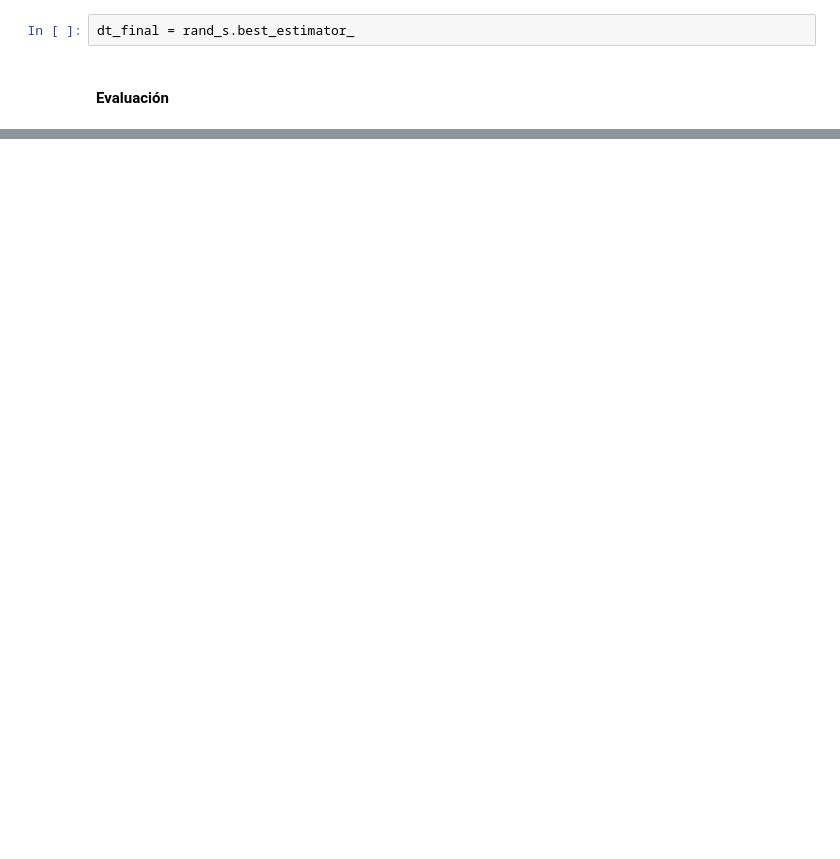
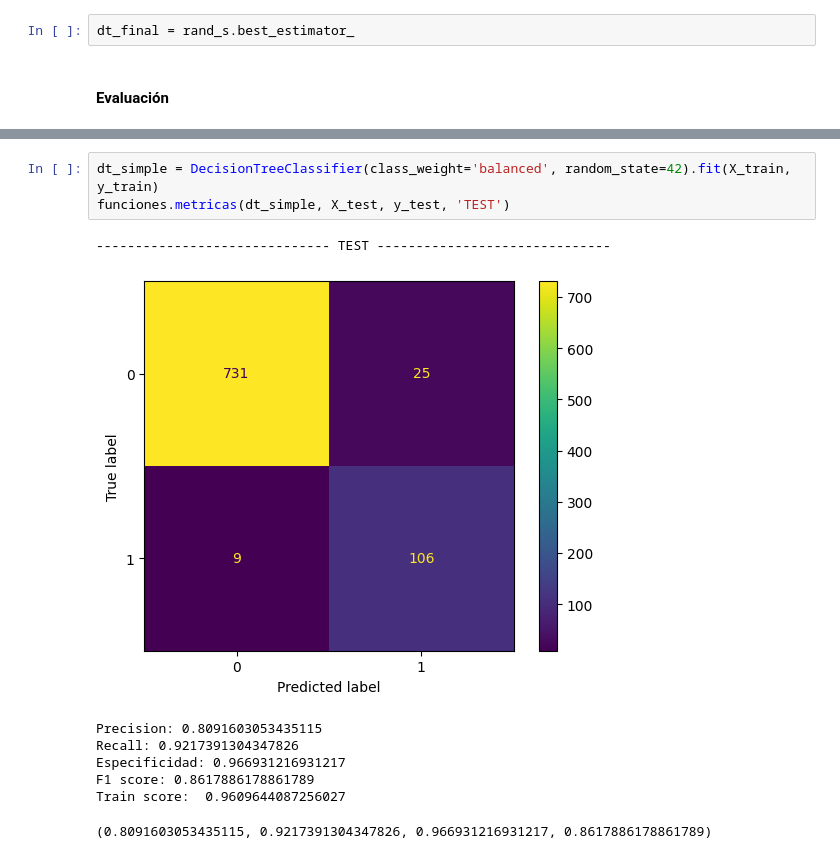
Before and after one commit to AlexanderBedoyaC/prediccion_abandono_empleo, a Jupyter notebook: h. Afinamiento de Hiperparámetros.ipynb, the cells around one changed output, grey strips where cells are left out. Drawn from its saved outputs; the diff is of its cells as text; blank space fills up the shorter version.

```diff
--- a/h. Afinamiento de Hiperparámetros.ipynb
+++ b/h. Afinamiento de Hiperparámetros.ipynb
@@ -91,0 +96,12 @@ Train score:  0.8335246842709529
+# %%
+dt_simple = DecisionTreeClassifier(class_weight='balanced', random_state=42).fit(X_train, y_train)
+funciones.metricas(dt_simple, X_test, y_test, 'TEST')
+# %% [output]
+------------------------------ TEST ------------------------------
+[figure, added]
+Precision: 0.8091603053435115
+Recall: 0.9217391304347826
+Especificidad: 0.966931216931217
+F1 score: 0.8617886178861789
+Train score:  0.9609644087256027
+(0.8091603053435115, 0.9217391304347826, 0.966931216931217, 0.8617886178861789)
```
Also changed, not shown: parts of 5 cells of this notebook.
